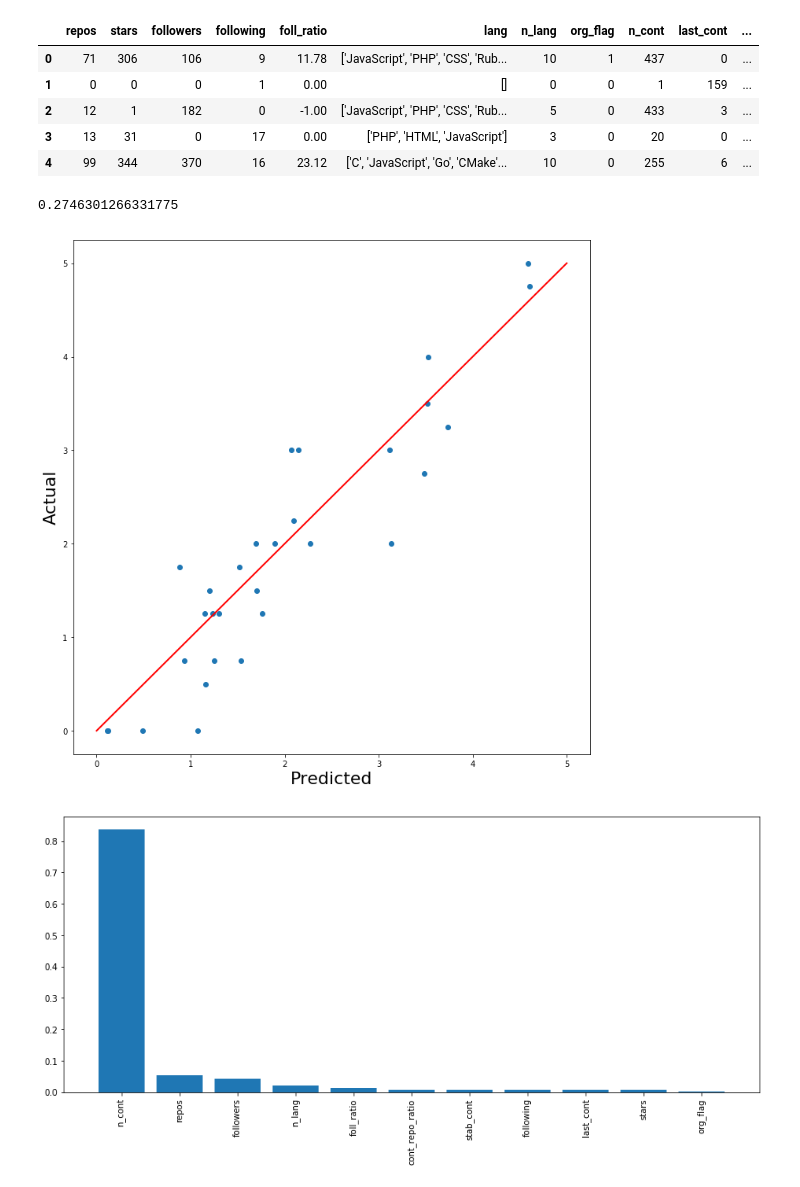
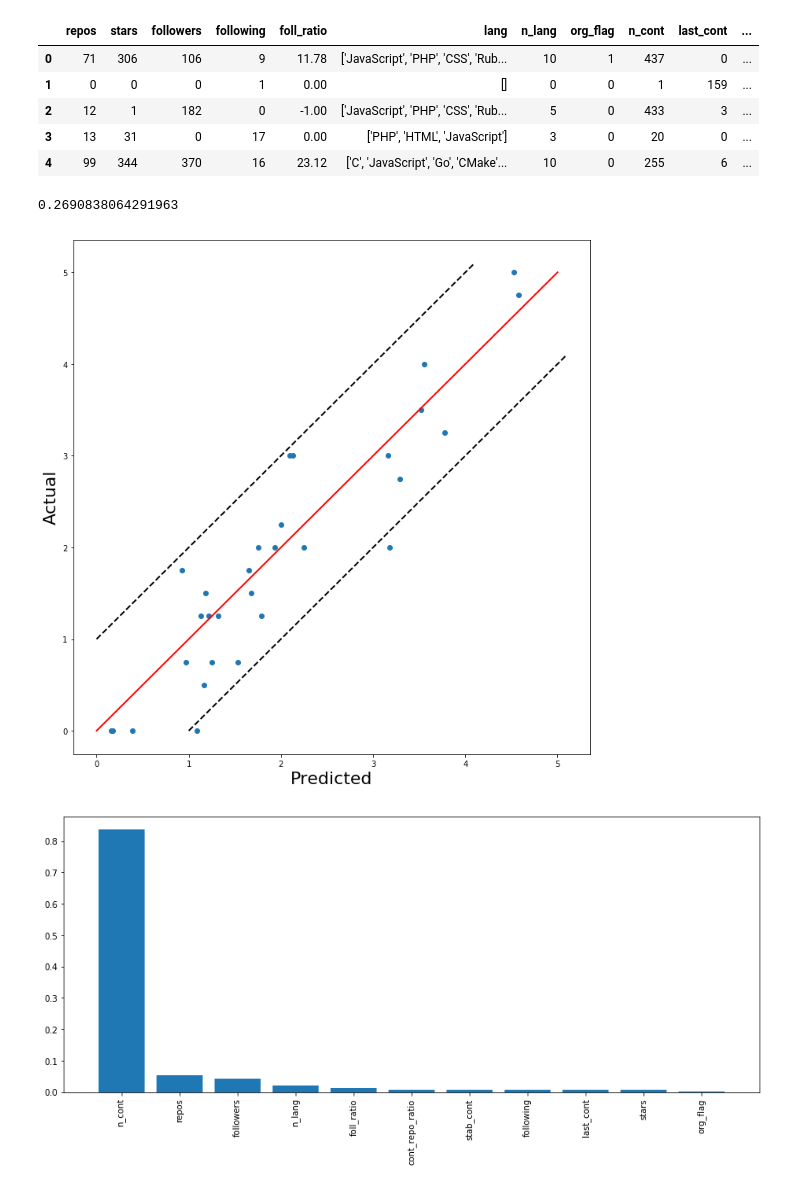
Before and after one commit to conorosully/git-rater, a Jupyter notebook: src/random_forest.ipynb, the cells around one changed output. Saved outputs shown, nothing was run; the diff lists cells and outputs as text; code cells hidden in the pictures.

```diff
--- a/src/random_forest.ipynb
+++ b/src/random_forest.ipynb
@@ -42,22 +42,24 @@ rf = RandomForestRegressor(max_depth = 4).fit(X_train,y_train)
 # %%
 # Get predictions
 predictions = rf.predict(X_test)
 
 # Calculate MSE
 print(mean_squared_error(y_test,predictions))
 
 # Plot of actual vs predicted
 plt.figure(figsize=(10, 10), facecolor='w', edgecolor='k')
 plt.plot(predictions,y_test,'o')
+plt.plot([0, 4.1], [1, 5.1], color='black',linestyle='--', lw=2)
 plt.plot([0, 5], [0, 5], 'r-', lw=2)
+plt.plot([1, 5.1], [0, 4.1], color='black',linestyle='--', lw=2)
 plt.xlabel('Predicted',fontsize=22)
 plt.ylabel('Actual',fontsize=22)
 
 plt.tight_layout()
 plt.savefig(path + 'rf_fit.png',format='png',dpi=150)
 # %% [output]
-0.2746301266331775
+0.2690838064291963
-[figure, old version]
+[figure, new version]
 # %%
 # Feature Importance
 importances = rf.feature_importances_
```
Also changed, not shown: 2 other files.
